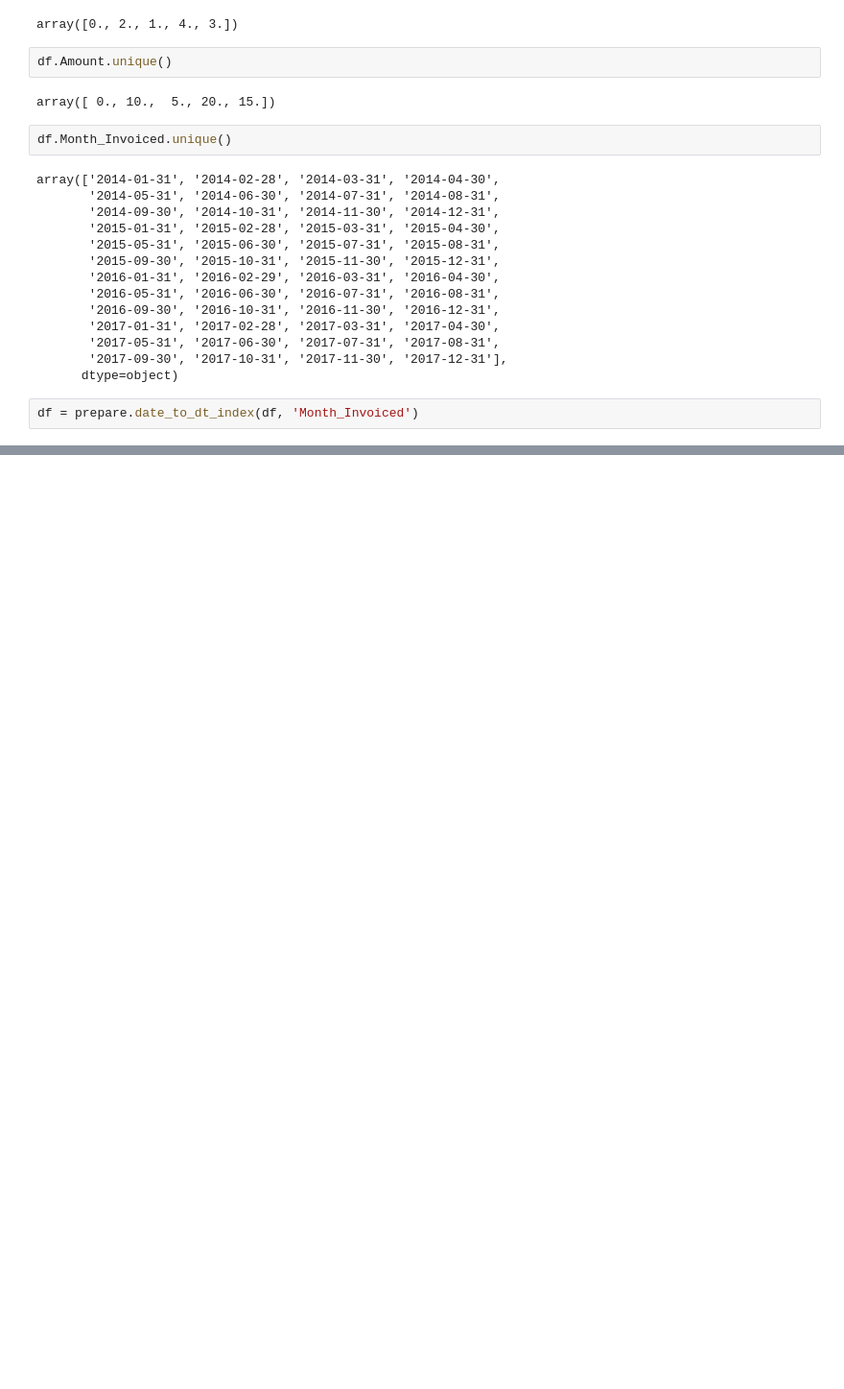
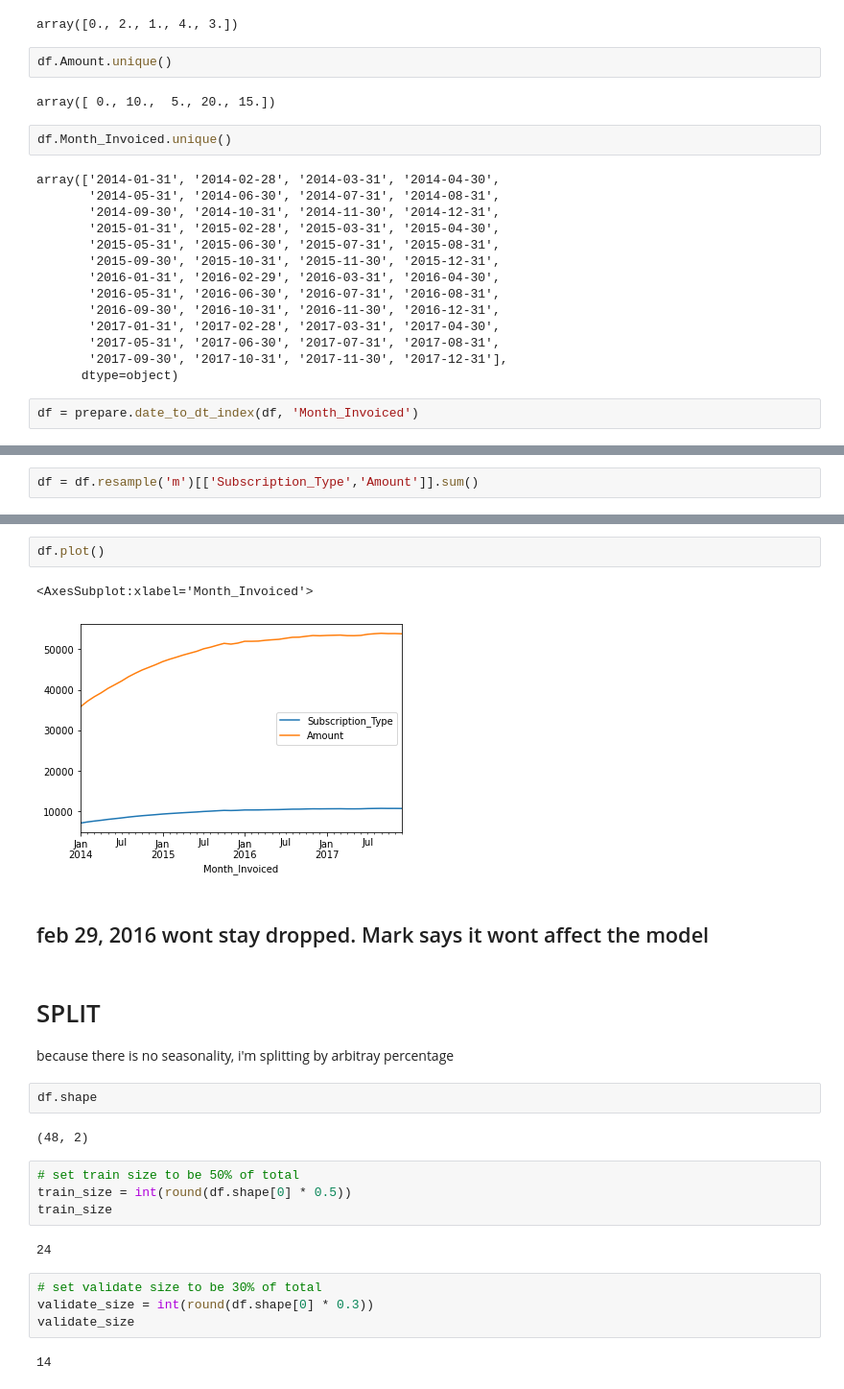
Before and after one commit to Naomi-SB/time_series, a Jupyter notebook: modeling.ipynb, the cells around one changed output, grey strips where cells are left out. Shown at 96% size. Drawn from its saved outputs; the diff is of its cells as text; blank space fills up the shorter version.

```diff
--- a/modeling.ipynb
+++ b/modeling.ipynb
@@ -82,0 +181,2 @@ df = df[df.index != '2016-02-29']
+# %%
+df = df.resample('m')[['Subscription_Type','Amount']].sum()
@@ -82,0 +204,26 @@ df = df[df.index != '2016-02-29']
+# %%
+df.plot()
+# %% [output]
+<AxesSubplot:xlabel='Month_Invoiced'>
+[figure, added]
+# %% [markdown]
+## feb 29, 2016 wont stay dropped. Mark says it wont affect the model
+# %% [markdown]
+# SPLIT
+because there is no seasonality, i'm splitting by arbitray percentage
+# %%
+df.shape
+# %% [output]
+(48, 2)
+# %%
+# set train size to be 50% of total
+train_size = int(round(df.shape[0] * 0.5))
+train_size
+# %% [output]
+24
+# %%
+# set validate size to be 30% of total
+validate_size = int(round(df.shape[0] * 0.3))
+validate_size
+# %% [output]
+14
```
Also changed, not shown: parts of 24 cells of this notebook.
